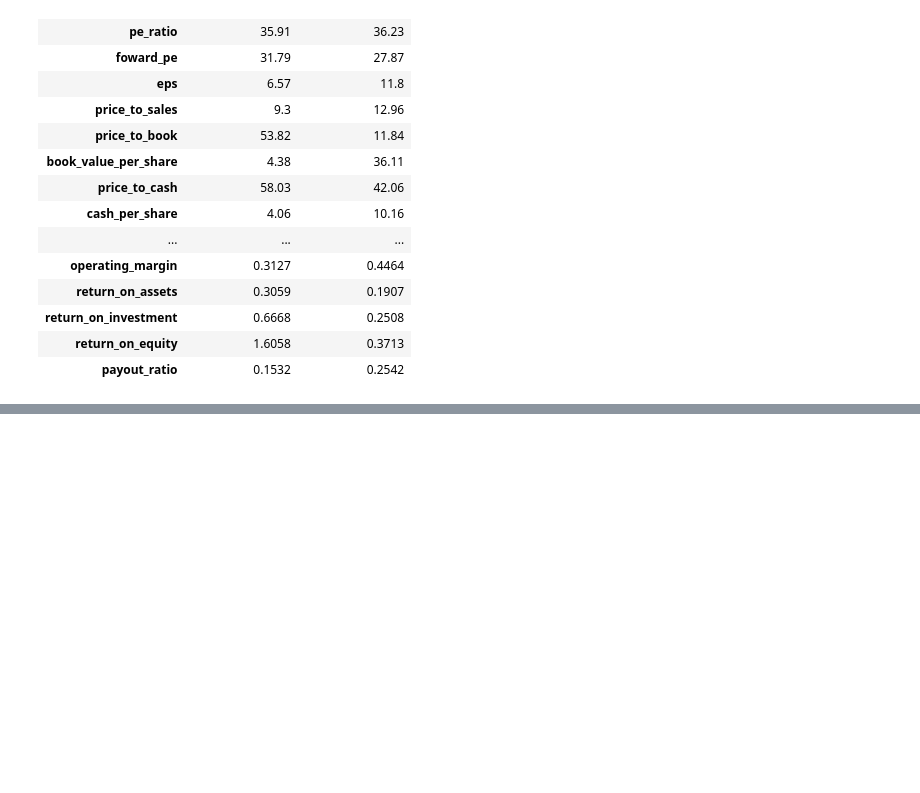
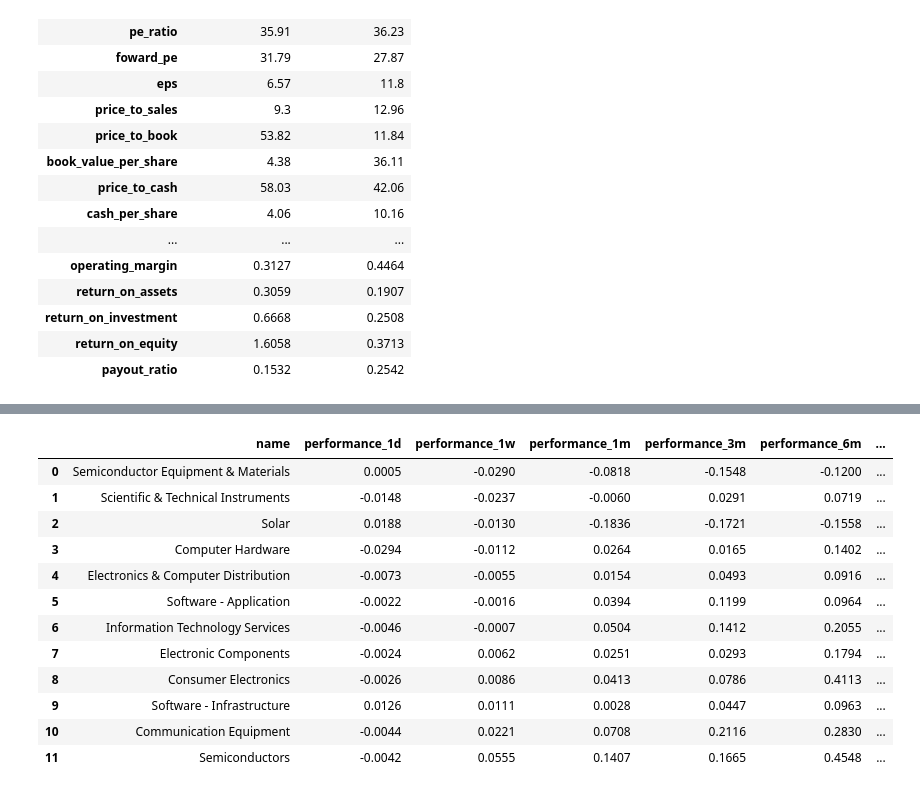
Before and after one commit to MichalPoleszczuk/Books, a Jupyter notebook: Python_for_Algorithmic_Trading_Cookbook/Chapter1/Notes_to _Chapter1.ipynb, the cells around one changed output, grey strips where cells are left out. Cells and saved outputs as stored; diff of their text form; code cells hidden in the pictures; blank space fills up the shorter version.

```diff
--- a/Python_for_Algorithmic_Trading_Cookbook/Chapter1/Notes_to _Chapter1.ipynb
+++ b/Python_for_Algorithmic_Trading_Cookbook/Chapter1/Notes_to _Chapter1.ipynb
@@ -117,0 +149,22 @@ obb.equity.fundamental.metrics("AAPL,MSFT").transpose()
+# %%
+# create a screener that returns the top gainers from tech (based on a preset)
+best_tech = obb.equity.compare.groups(
+    group = "technology",
+    metric = "performance",
+    provider = "finviz").to_df()
+# %%
+best_tech
+# %% [output]
+|  | name | performance_1d | performance_1w | performance_1m | performance_3m | performance_6m | ... |
+| 0 | Semiconductor Equipment & Materials | 0.0005 | -0.0290 | -0.0818 | -0.1548 | -0.1200 | ... |
+| 1 | Scientific & Technical Instruments | -0.0148 | -0.0237 | -0.0060 | 0.0291 | 0.0719 | ... |
+| 2 | Solar | 0.0188 | -0.0130 | -0.1836 | -0.1721 | -0.1558 | ... |
+| 3 | Computer Hardware | -0.0294 | -0.0112 | 0.0264 | 0.0165 | 0.1402 | ... |
+| 4 | Electronics & Computer Distribution | -0.0073 | -0.0055 | 0.0154 | 0.0493 | 0.0916 | ... |
+| 5 | Software - Application | -0.0022 | -0.0016 | 0.0394 | 0.1199 | 0.0964 | ... |
+| 6 | Information Technology Services | -0.0046 | -0.0007 | 0.0504 | 0.1412 | 0.2055 | ... |
+| 7 | Electronic Components | -0.0024 | 0.0062 | 0.0251 | 0.0293 | 0.1794 | ... |
+| 8 | Consumer Electronics | -0.0026 | 0.0086 | 0.0413 | 0.0786 | 0.4113 | ... |
+| 9 | Software - Infrastructure | 0.0126 | 0.0111 | 0.0028 | 0.0447 | 0.0963 | ... |
+| 10 | Communication Equipment | -0.0044 | 0.0221 | 0.0708 | 0.2116 | 0.2830 | ... |
+| 11 | Semiconductors | -0.0042 | 0.0555 | 0.1407 | 0.1665 | 0.4548 | ... |
```
Also changed, not shown: parts of 27 cells of this notebook.
